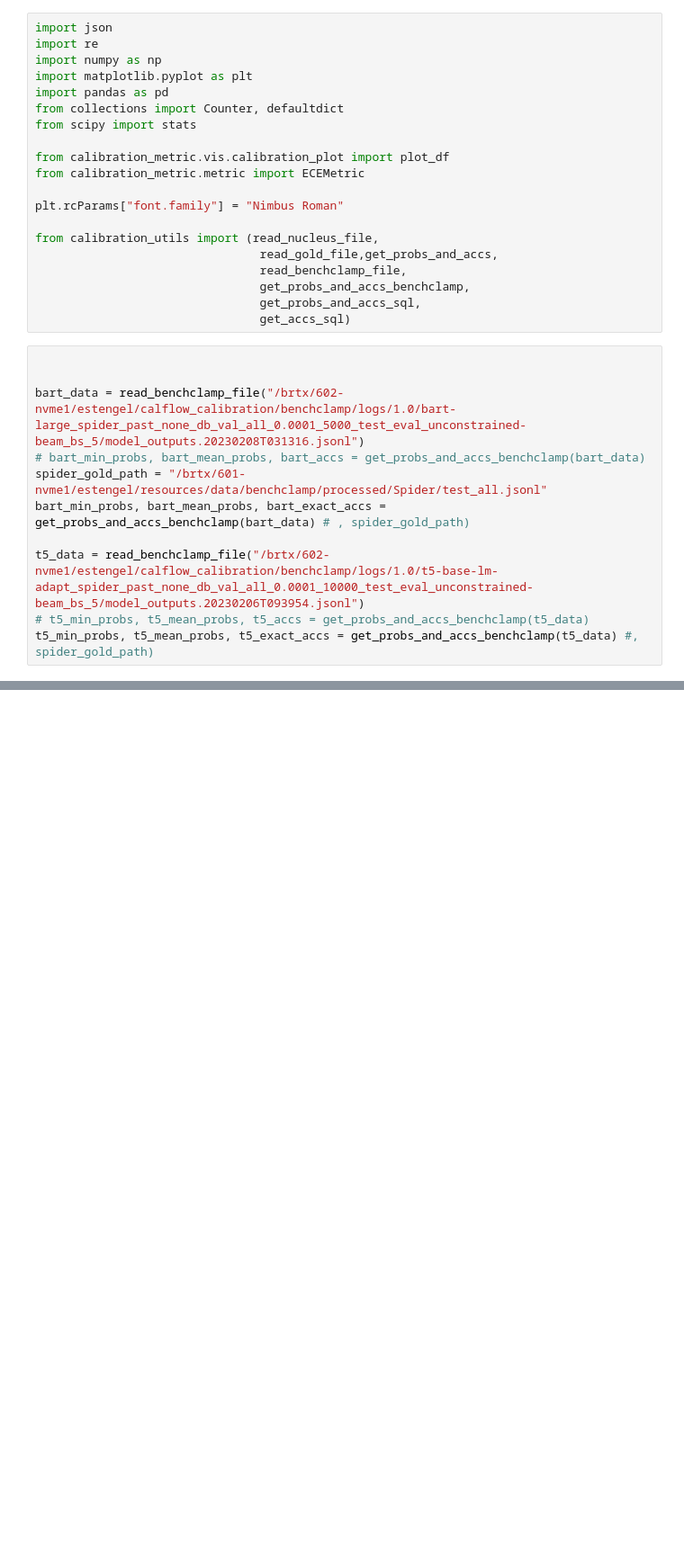
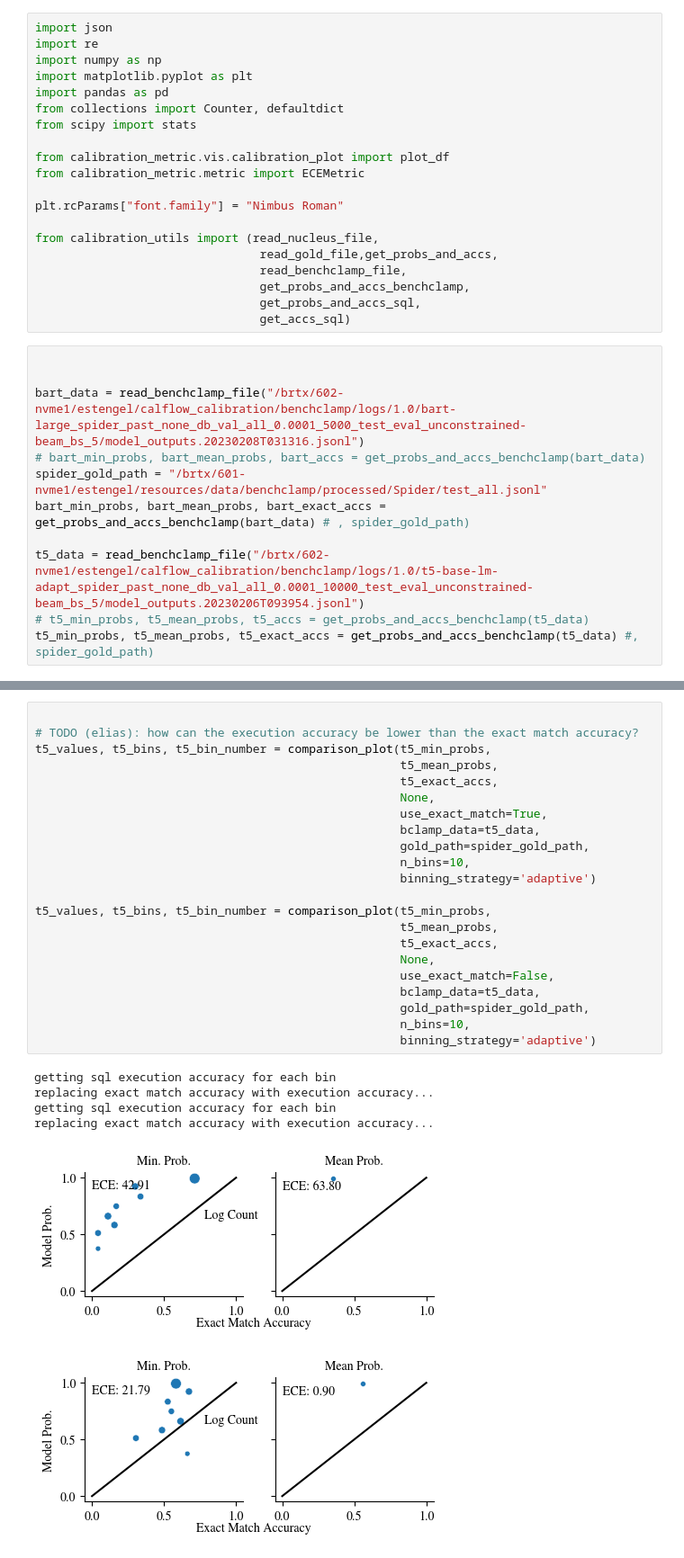
Before and after one commit to esteng/calibration_miso, a Jupyter notebook: analysis/calibration_sql_seq_plot.ipynb, the cells around one changed output, grey strips where cells are left out. Shown at 90% size. Drawn from its saved outputs; the diff is of its cells as text; blank space fills up the shorter version.

```diff
--- a/analysis/calibration_sql_seq_plot.ipynb
+++ b/analysis/calibration_sql_seq_plot.ipynb
@@ -148,0 +272,29 @@ replacing exact match accuracy with execution accuracy...
+# %%
+
+# TODO (elias): how can the execution accuracy be lower than the exact match accuracy?
+t5_values, t5_bins, t5_bin_number = comparison_plot(t5_min_probs,
+                                                    t5_mean_probs,
+                                                    t5_exact_accs,
+                                                    None,
+                                                    use_exact_match=True,
+                                                    bclamp_data=t5_data,
+                                                    gold_path=spider_gold_path,
+                                                    n_bins=10,
+                                                    binning_strategy='adaptive')
+
+t5_values, t5_bins, t5_bin_number = comparison_plot(t5_min_probs,
+                                                    t5_mean_probs,
+                                                    t5_exact_accs,
+                                                    None,
+                                                    use_exact_match=False,
+                                                    bclamp_data=t5_data,
+                                                    gold_path=spider_gold_path,
+                                                    n_bins=10,
+                                                    binning_strategy='adaptive')
+# %% [output]
+getting sql execution accuracy for each bin
+replacing exact match accuracy with execution accuracy...
+getting sql execution accuracy for each bin
+replacing exact match accuracy with execution accuracy...
+[figure, added]
+[figure, added]
```
Also changed, not shown: parts of 4 cells of this notebook, 2 other files.
